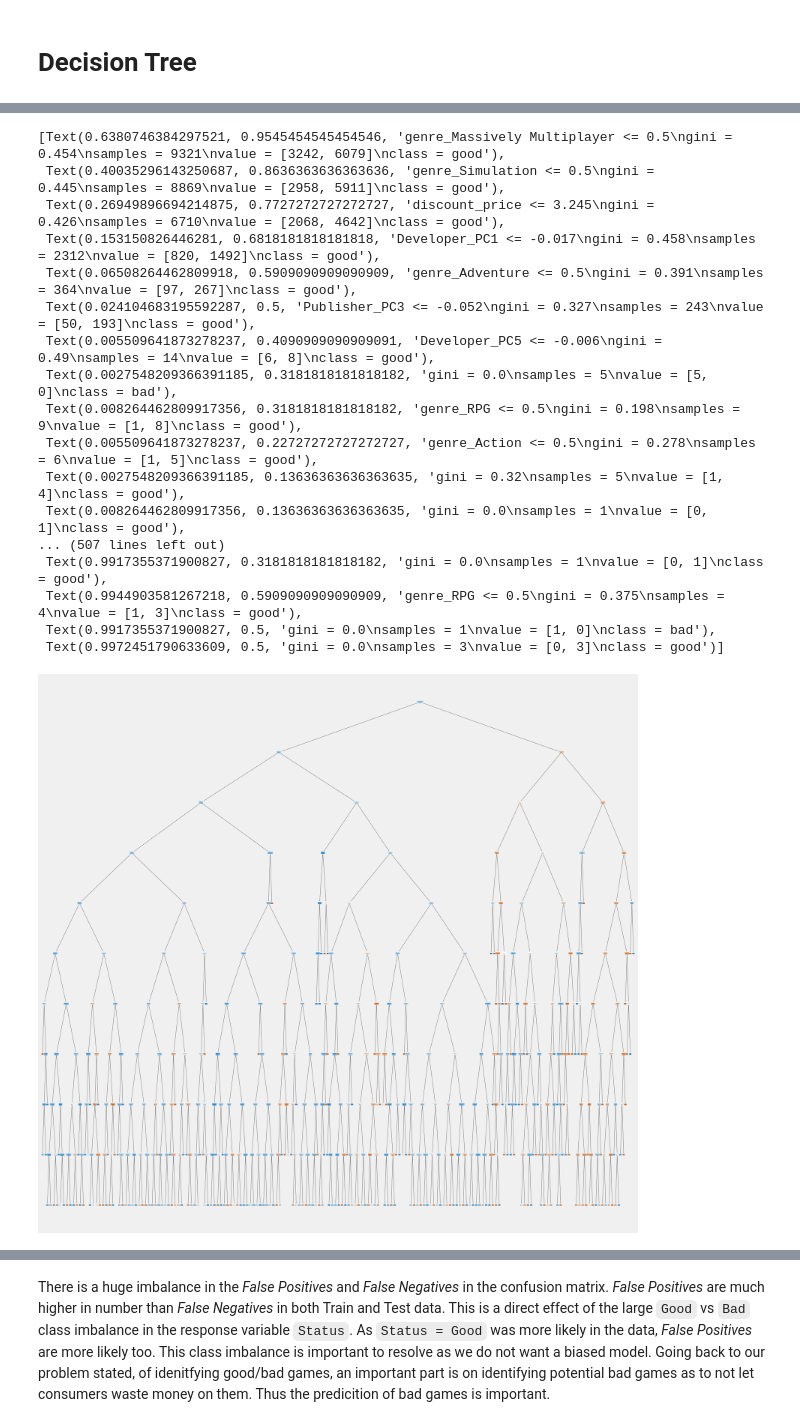
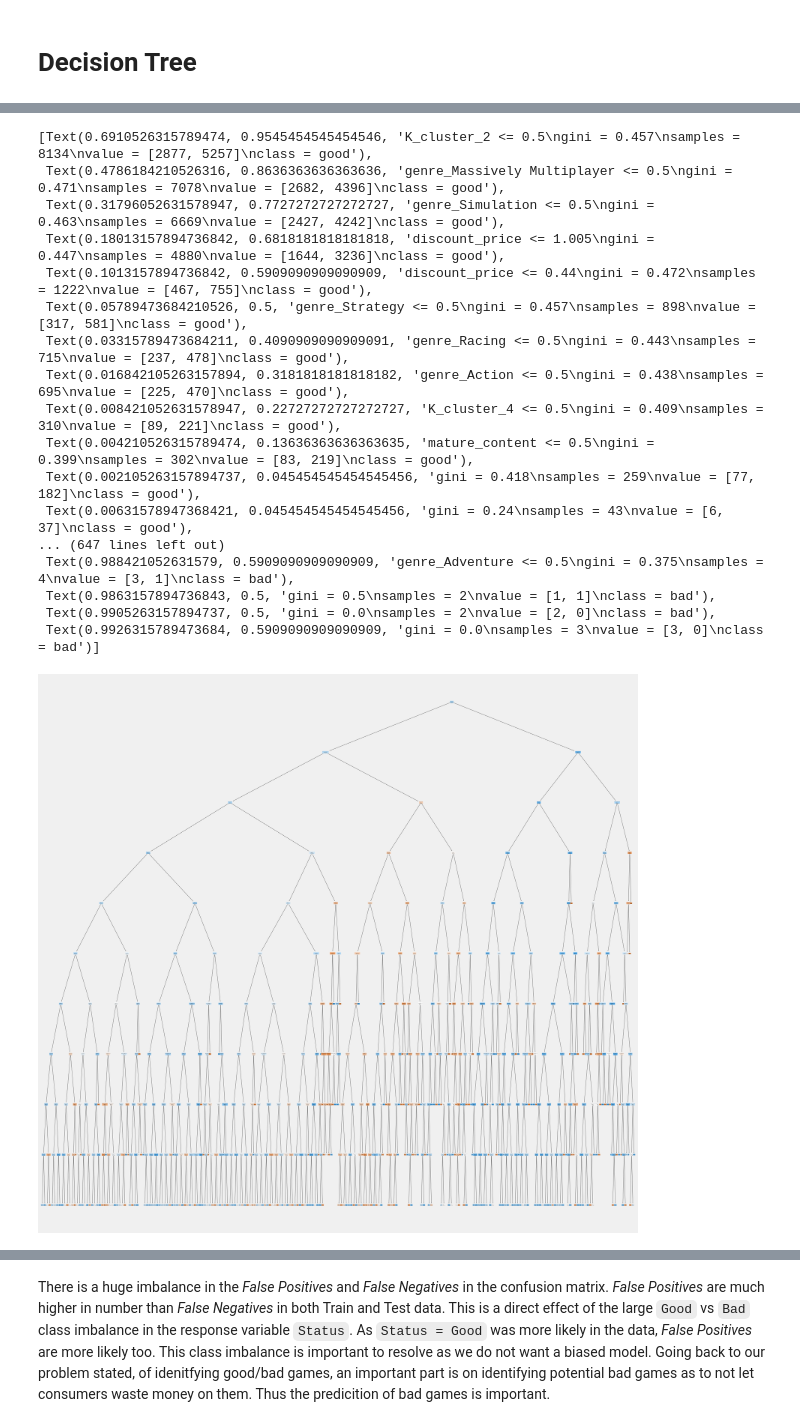
Before and after one commit to Pante/SC1015-Project, a Jupyter notebook: Decision Tree.ipynb, the cells around one changed output, grey strips where cells are left out. Cells and saved outputs as stored; diff of their text form; code cells hidden in the pictures.

```diff
--- a/Decision Tree.ipynb
+++ b/Decision Tree.ipynb
@@ -16,6 +16,6 @@ plt.style.use('fivethirtyeight')
 # %% [markdown]
 # Decision Tree
 # %%
-games = pd.read_csv('games-prediction.csv', index_col= 0)
+games = pd.read_csv('games-prediction-resampling.csv', index_col= 0)
 games.head()
 # %% [output]
@@ -29,39 +28,39 @@ games.head()
 # %%
 # Extract Response and Predictors
-y = games['status']
-X = games.drop('status', axis = 1)
+y = games['recommend']
+X = games.drop('recommend', axis = 1)
 
 # Split the Dataset into Train and Test
-X_train, X_test, y_train, y_test = train_test_split(X, y, test_size = 0.2)
+X_train, X_test, y_train, y_test = train_test_split(X, y, test_size = 0.3)
 
 # Decision Tree using Train Data
 dectree = DecisionTreeClassifier(max_depth = 10)
 dectree.fit(X_train, y_train)
 
 # Plot the trained Decision Tree
 f = plt.figure(figsize=(24,24))
 plot_tree(dectree, filled=True, rounded=True,
           feature_names=X_train.columns,
           class_names=["bad","good"])
 # %% [output]
-[Text(0.6380746384297521, 0.9545454545454546, 'genre_Massively Multiplayer <= 0.5\ngini = 0.454\nsamples = 9321\nvalue = [3242, 6079]\nclass = good'),
- Text(0.40035296143250687, 0.8636363636363636, 'genre_Simulation <= 0.5\ngini = 0.445\nsamples = 8869\nvalue = [2958, 5911]\nclass = good'),
- Text(0.26949896694214875, 0.7727272727272727, 'discount_price <= 3.245\ngini = 0.426\nsamples = 6710\nvalue = [2068, 4642]\nclass = good'),
- Text(0.153150826446281, 0.6818181818181818, 'Developer_PC1 <= -0.017\ngini = 0.458\nsamples = 2312\nvalue = [820, 1492]\nclass = good'),
- Text(0.06508264462809918, 0.5909090909090909, 'genre_Adventure <= 0.5\ngini = 0.391\nsamples = 364\nvalue = [97, 267]\nclass = good'),
- Text(0.024104683195592287, 0.5, 'Publisher_PC3 <= -0.052\ngini = 0.327\nsamples = 243\nvalue = [50, 193]\nclass = good'),
- Text(0.005509641873278237, 0.4090909090909091, 'Developer_PC5 <= -0.006\ngini = 0.49\nsamples = 14\nvalue = [6, 8]\nclass = good'),
- Text(0.0027548209366391185, 0.3181818181818182, 'gini = 0.0\nsamples = 5\nvalue = [5, 0]\nclass = bad'),
- Text(0.008264462809917356, 0.3181818181818182, 'genre_RPG <= 0.5\ngini = 0.198\nsamples = 9\nvalue = [1, 8]\nclass = good'),
- Text(0.005509641873278237, 0.22727272727272727, 'genre_Action <= 0.5\ngini = 0.278\nsamples = 6\nvalue = [1, 5]\nclass = good'),
- Text(0.0027548209366391185, 0.13636363636363635, 'gini = 0.32\nsamples = 5\nvalue = [1, 4]\nclass = good'),
- Text(0.008264462809917356, 0.13636363636363635, 'gini = 0.0\nsamples = 1\nvalue = [0, 1]\nclass = good'),
-... (507 lines left out)
- Text(0.9917355371900827, 0.3181818181818182, 'gini = 0.0\nsamples = 1\nvalue = [0, 1]\nclass = good'),
- Text(0.9944903581267218, 0.5909090909090909, 'genre_RPG <= 0.5\ngini = 0.375\nsamples = 4\nvalue = [1, 3]\nclass = good'),
- Text(0.9917355371900827, 0.5, 'gini = 0.0\nsamples = 1\nvalue = [1, 0]\nclass = bad'),
- Text(0.9972451790633609, 0.5, 'gini = 0.0\nsamples = 3\nvalue = [0, 3]\nclass = good')]
+[Text(0.6910526315789474, 0.9545454545454546, 'K_cluster_2 <= 0.5\ngini = 0.457\nsamples = 8134\nvalue = [2877, 5257]\nclass = good'),
+ Text(0.4786184210526316, 0.8636363636363636, 'genre_Massively Multiplayer <= 0.5\ngini = 0.471\nsamples = 7078\nvalue = [2682, 4396]\nclass = good'),
+ Text(0.31796052631578947, 0.7727272727272727, 'genre_Simulation <= 0.5\ngini = 0.463\nsamples = 6669\nvalue = [2427, 4242]\nclass = good'),
+ Text(0.18013157894736842, 0.6818181818181818, 'discount_price <= 1.005\ngini = 0.447\nsamples = 4880\nvalue = [1644, 3236]\nclass = good'),
+ Text(0.1013157894736842, 0.5909090909090909, 'discount_price <= 0.44\ngini = 0.472\nsamples = 1222\nvalue = [467, 755]\nclass = good'),
+ Text(0.05789473684210526, 0.5, 'genre_Strategy <= 0.5\ngini = 0.457\nsamples = 898\nvalue = [317, 581]\nclass = good'),
+ Text(0.03315789473684211, 0.4090909090909091, 'genre_Racing <= 0.5\ngini = 0.443\nsamples = 715\nvalue = [237, 478]\nclass = good'),
+ Text(0.016842105263157894, 0.3181818181818182, 'genre_Action <= 0.5\ngini = 0.438\nsamples = 695\nvalue = [225, 470]\nclass = good'),
+ Text(0.008421052631578947, 0.22727272727272727, 'K_cluster_4 <= 0.5\ngini = 0.409\nsamples = 310\nvalue = [89, 221]\nclass = good'),
+ Text(0.004210526315789474, 0.13636363636363635, 'mature_content <= 0.5\ngini = 0.399\nsamples = 302\nvalue = [83, 219]\nclass = good'),
+ Text(0.002105263157894737, 0.045454545454545456, 'gini = 0.418\nsamples = 259\nvalue = [77, 182]\nclass = good'),
+ Text(0.00631578947368421, 0.045454545454545456, 'gini = 0.24\nsamples = 43\nvalue = [6, 37]\nclass = good'),
+... (647 lines left out)
+ Text(0.988421052631579, 0.5909090909090909, 'genre_Adventure <= 0.5\ngini = 0.375\nsamples = 4\nvalue = [3, 1]\nclass = bad'),
+ Text(0.9863157894736843, 0.5, 'gini = 0.5\nsamples = 2\nvalue = [1, 1]\nclass = bad'),
+ Text(0.9905263157894737, 0.5, 'gini = 0.0\nsamples = 2\nvalue = [2, 0]\nclass = bad'),
+ Text(0.9926315789473684, 0.5909090909090909, 'gini = 0.0\nsamples = 3\nvalue = [3, 0]\nclass = bad')]
-[figure, old version]
+[figure, new version]
 # %%
 # Predict the Response corresponding to Predictors
 y_train_pred = dectree.predict(X_train)
```
Also changed, not shown: parts of 11 cells of this notebook, 3 other files.
